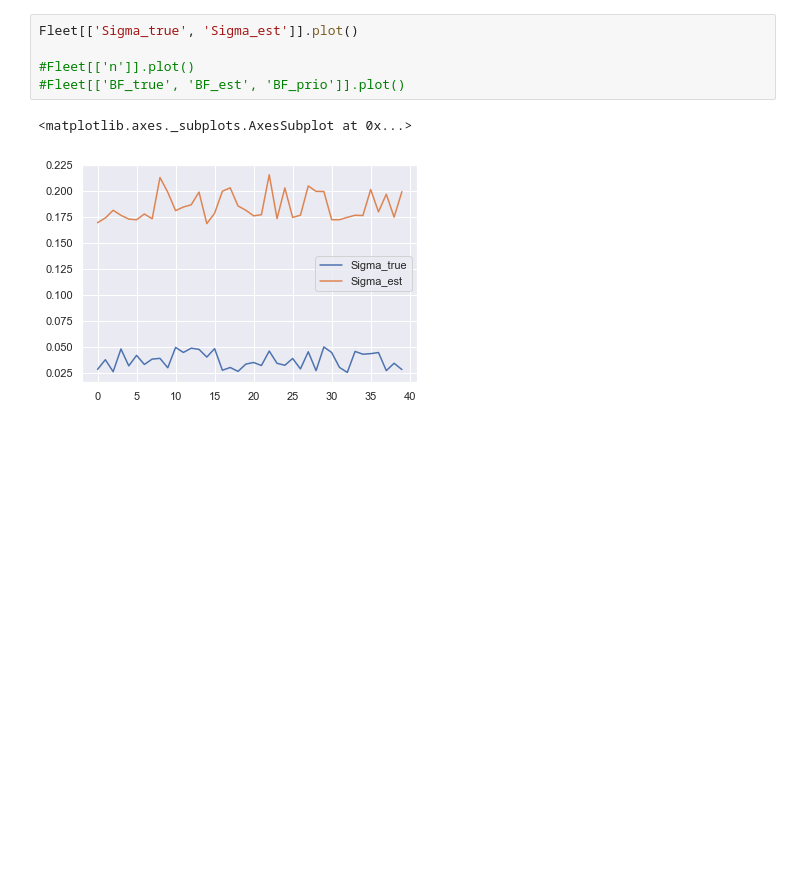
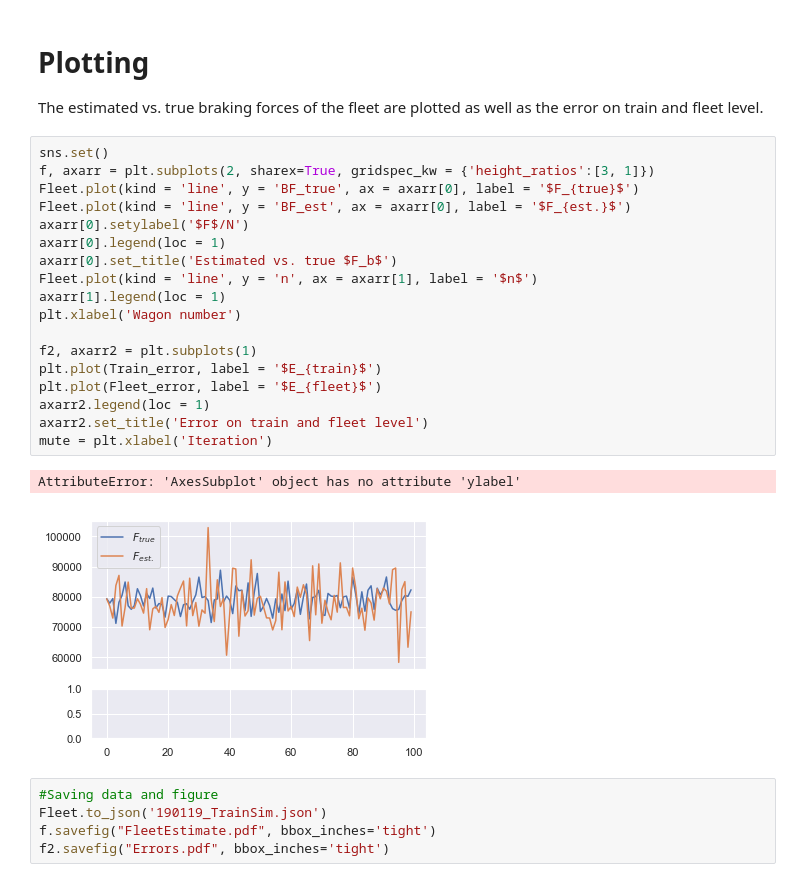
Before and after one commit to RailProfAC/19_Eurobrake, a Jupyter notebook: Code/Simulation.ipynb, the cells around one changed output. Saved outputs shown, nothing was run; the diff lists cells and outputs as text; blank space fills up the shorter version.

```diff
--- a/Code/Simulation.ipynb
+++ b/Code/Simulation.ipynb
@@ -103,9 +101,31 @@ Wall time: 10.8 s
-# %%
-Fleet[['Sigma_true', 'Sigma_est']].plot()
-
-#Fleet[['n']].plot()
-#Fleet[['BF_true', 'BF_est', 'BF_prio']].plot()
-# %% [output]
-<matplotlib.axes._subplots.AxesSubplot at 0x...>
-[figure, removed]
+# %% [markdown]
+# Plotting
+
+The estimated vs. true braking forces of the fleet are plotted as well as the error on train and fleet level.
+# %%
+sns.set()
+f, axarr = plt.subplots(2, sharex=True, gridspec_kw = {'height_ratios':[3, 1]})
+Fleet.plot(kind = 'line', y = 'BF_true', ax = axarr[0], label = '$F_{true}$')
+Fleet.plot(kind = 'line', y = 'BF_est', ax = axarr[0], label = '$F_{est.}$')
+axarr[0].setylabel('$F$/N')
+axarr[0].legend(loc = 1)
+axarr[0].set_title('Estimated vs. true $F_b$')
+Fleet.plot(kind = 'line', y = 'n', ax = axarr[1], label = '$n$')
+axarr[1].legend(loc = 1)
+plt.xlabel('Wagon number')
+
+f2, axarr2 = plt.subplots(1)
+plt.plot(Train_error, label = '$E_{train}$')
+plt.plot(Fleet_error, label = '$E_{fleet}$')
+axarr2.legend(loc = 1)
+axarr2.set_title('Error on train and fleet level')
+mute = plt.xlabel('Iteration')
+# %% [output]
+AttributeError: 'AxesSubplot' object has no attribute 'ylabel'
+[figure, added]
+# %%
+#Saving data and figure
+Fleet.to_json('190119_TrainSim.json')
+f.savefig("FleetEstimate.pdf", bbox_inches='tight')
+f2.savefig("Errors.pdf", bbox_inches='tight')
 # %%
```
Also changed, not shown: parts of 13 cells of this notebook, 4 other files.
